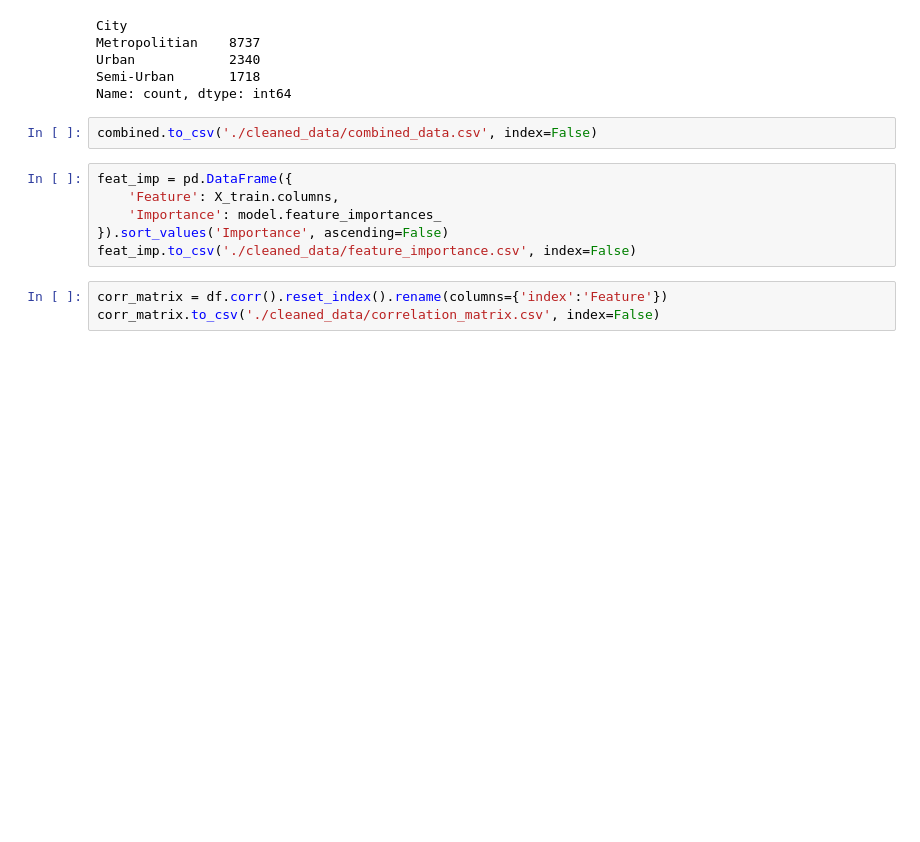
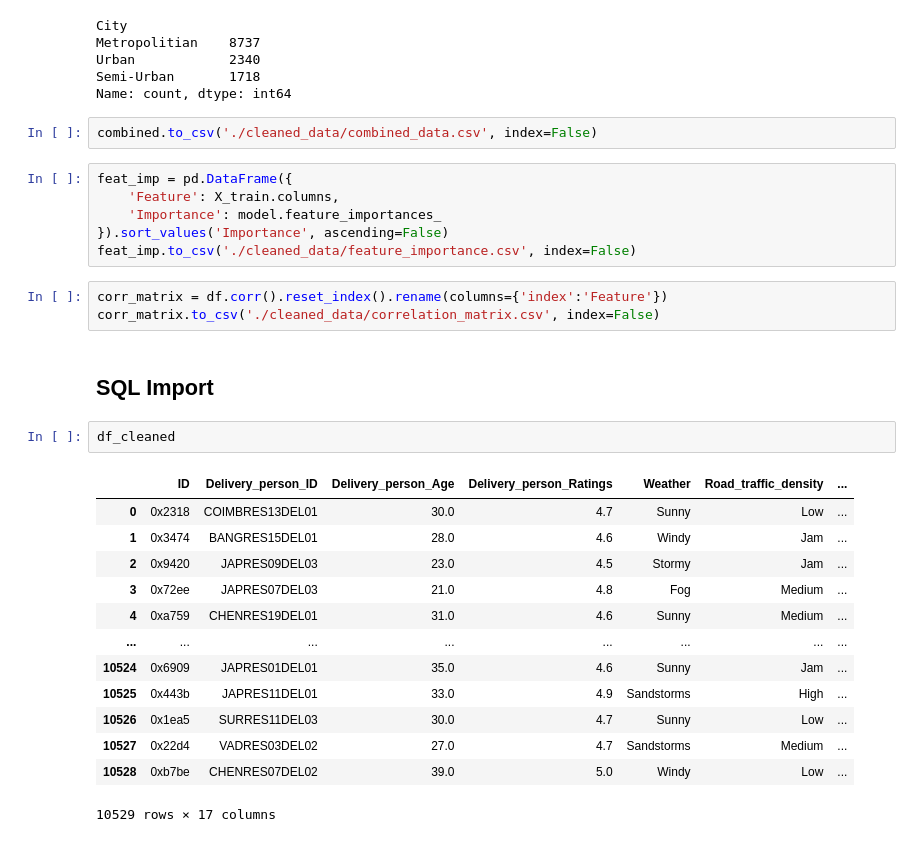
Before and after one commit to fahmiismailr/Amazon-Business-Research-Analyst-Dataset-Project, a Jupyter notebook: main.ipynb, the cells around one changed output. Cells and saved outputs as stored; diff of their text form; blank space fills up the shorter version.

```diff
--- a/main.ipynb
+++ b/main.ipynb
@@ -1873,3 +1873,21 @@ feat_imp.to_csv('./cleaned_data/feature_importance.csv', index=False)
 # %%
 corr_matrix = df.corr().reset_index().rename(columns={'index':'Feature'})
 corr_matrix.to_csv('./cleaned_data/correlation_matrix.csv', index=False)
+# %% [markdown]
+## **SQL Import**
+# %%
+df_cleaned
+# %% [output]
+|  | ID | Delivery_person_ID | Delivery_person_Age | Delivery_person_Ratings | Weather | Road_traffic_density | ... |
+| 0 | 0x2318 | COIMBRES13DEL01 | 30.0 | 4.7 | Sunny | Low | ... |
+| 1 | 0x3474 | BANGRES15DEL01 | 28.0 | 4.6 | Windy | Jam | ... |
+| 2 | 0x9420 | JAPRES09DEL03 | 23.0 | 4.5 | Stormy | Jam | ... |
+| 3 | 0x72ee | JAPRES07DEL03 | 21.0 | 4.8 | Fog | Medium | ... |
+| 4 | 0xa759 | CHENRES19DEL01 | 31.0 | 4.6 | Sunny | Medium | ... |
+| ... | ... | ... | ... | ... | ... | ... | ... |
+| 10524 | 0x6909 | JAPRES01DEL01 | 35.0 | 4.6 | Sunny | Jam | ... |
+| 10525 | 0x443b | JAPRES11DEL01 | 33.0 | 4.9 | Sandstorms | High | ... |
+| 10526 | 0x1ea5 | SURRES11DEL03 | 30.0 | 4.7 | Sunny | Low | ... |
+| 10527 | 0x22d4 | VADRES03DEL02 | 27.0 | 4.7 | Sandstorms | Medium | ... |
+| 10528 | 0xb7be | CHENRES07DEL02 | 39.0 | 5.0 | Windy | Low | ... |
+10529 rows × 17 columns
```
Also changed, not shown: parts of 4 cells of this notebook.
